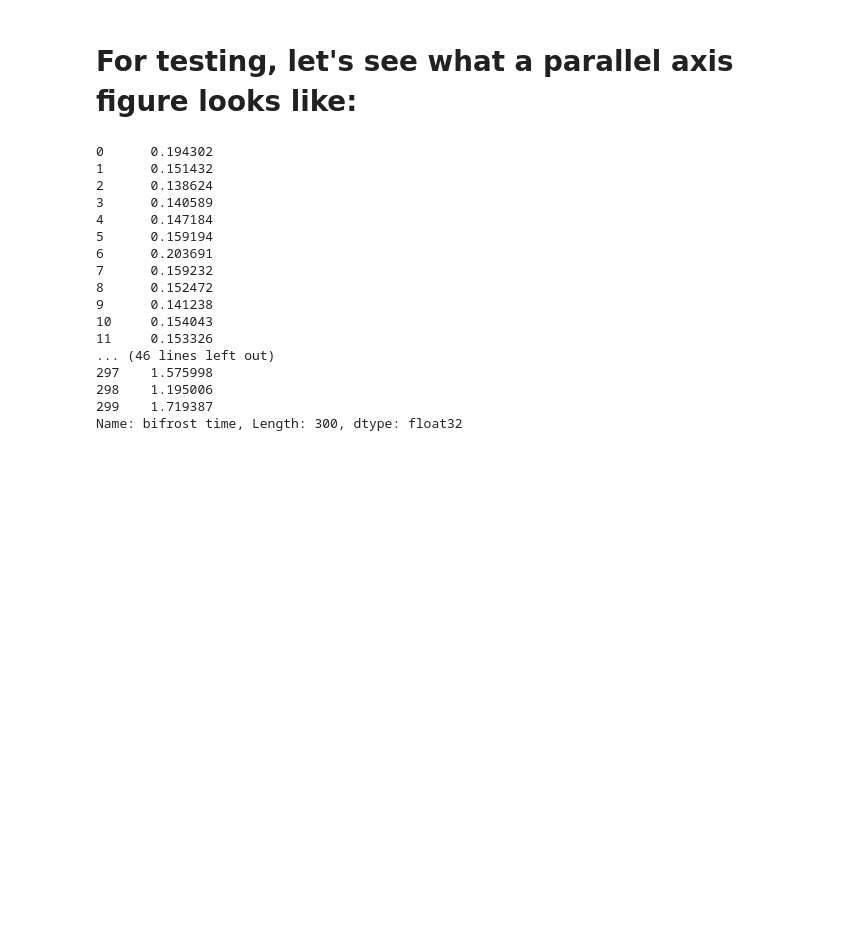
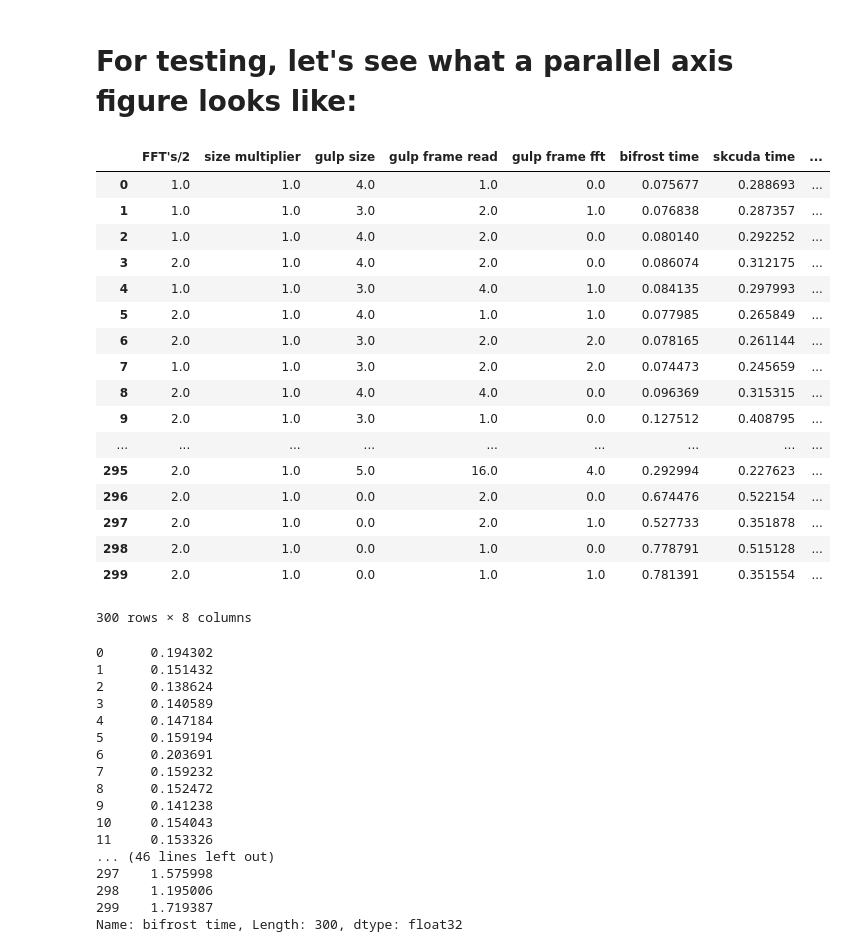
Before and after one commit to MilesCranmer/bifrost_paper, a Jupyter notebook: new_performance_figure.ipynb, the cells around one changed output. Drawn from its saved outputs; the diff is of its cells as text; code cells hidden in the pictures; blank space fills up the shorter version.

Commit message:
Add all data to plot

```diff
--- a/new_performance_figure.ipynb
+++ b/new_performance_figure.ipynb
@@ -292,6 +303,31 @@ Should emphasize:
 # %%
 import pandas as pd
 from pandas.plotting import parallel_coordinates
+# %%
+pd_data = pd.DataFrame(data=np.copy(cur_benchmarks),
+             columns="FFT's/2,size multiplier,gulp size,gulp frame read,gulp frame fft,bifrost time,skcuda time,speedup".split(','),
+             index=[i for i in range(cur_benchmarks.shape[0])]);
+# %%
+pd_data
+# %% [output]
+|  | FFT's/2 | size multiplier | gulp size | gulp frame read | gulp frame fft | bifrost time | skcuda time | ... |
+| 0 | 1.0 | 1.0 | 4.0 | 1.0 | 0.0 | 0.075677 | 0.288693 | ... |
+| 1 | 1.0 | 1.0 | 3.0 | 2.0 | 1.0 | 0.076838 | 0.287357 | ... |
+| 2 | 1.0 | 1.0 | 4.0 | 2.0 | 0.0 | 0.080140 | 0.292252 | ... |
+| 3 | 2.0 | 1.0 | 4.0 | 2.0 | 0.0 | 0.086074 | 0.312175 | ... |
+| 4 | 1.0 | 1.0 | 3.0 | 4.0 | 1.0 | 0.084135 | 0.297993 | ... |
+| 5 | 2.0 | 1.0 | 4.0 | 1.0 | 1.0 | 0.077985 | 0.265849 | ... |
+| 6 | 2.0 | 1.0 | 3.0 | 2.0 | 2.0 | 0.078165 | 0.261144 | ... |
+| 7 | 1.0 | 1.0 | 3.0 | 2.0 | 2.0 | 0.074473 | 0.245659 | ... |
+| 8 | 2.0 | 1.0 | 4.0 | 4.0 | 0.0 | 0.096369 | 0.315315 | ... |
+| 9 | 2.0 | 1.0 | 3.0 | 1.0 | 0.0 | 0.127512 | 0.408795 | ... |
+| ... | ... | ... | ... | ... | ... | ... | ... | ... |
+| 295 | 2.0 | 1.0 | 5.0 | 16.0 | 4.0 | 0.292994 | 0.227623 | ... |
+| 296 | 2.0 | 1.0 | 0.0 | 2.0 | 0.0 | 0.674476 | 0.522154 | ... |
+| 297 | 2.0 | 1.0 | 0.0 | 2.0 | 1.0 | 0.527733 | 0.351878 | ... |
+| 298 | 2.0 | 1.0 | 0.0 | 1.0 | 0.0 | 0.778791 | 0.515128 | ... |
+| 299 | 2.0 | 1.0 | 0.0 | 1.0 | 1.0 | 0.781391 | 0.351554 | ... |
+300 rows × 8 columns
 # %%
 pd_data = pd.DataFrame(data=np.copy(cur_benchmarks),
              columns="FFT's/2,size multiplier,gulp size,gulp frame read,gulp frame fft,bifrost time,skcuda time,speedup".split(','),
```
Also changed, not shown: parts of 2 cells of this notebook.
